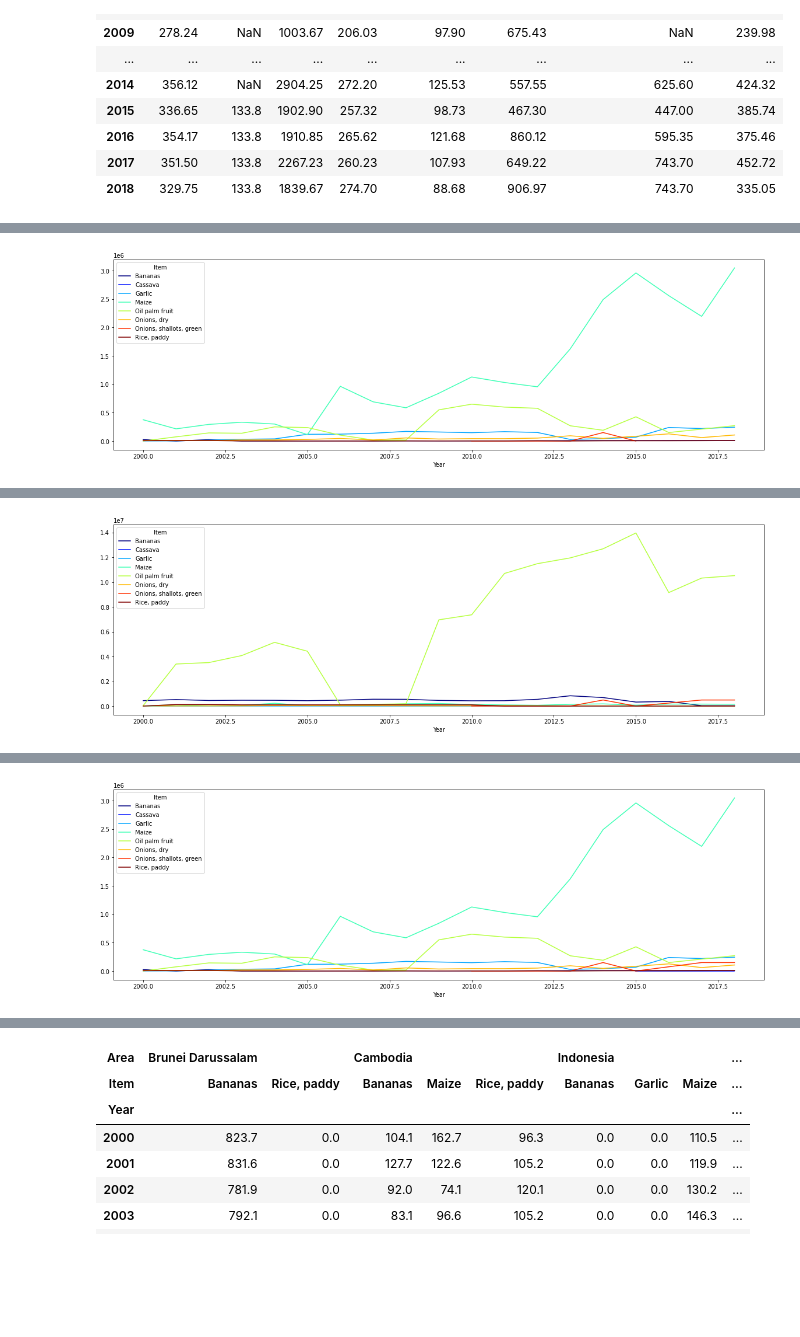
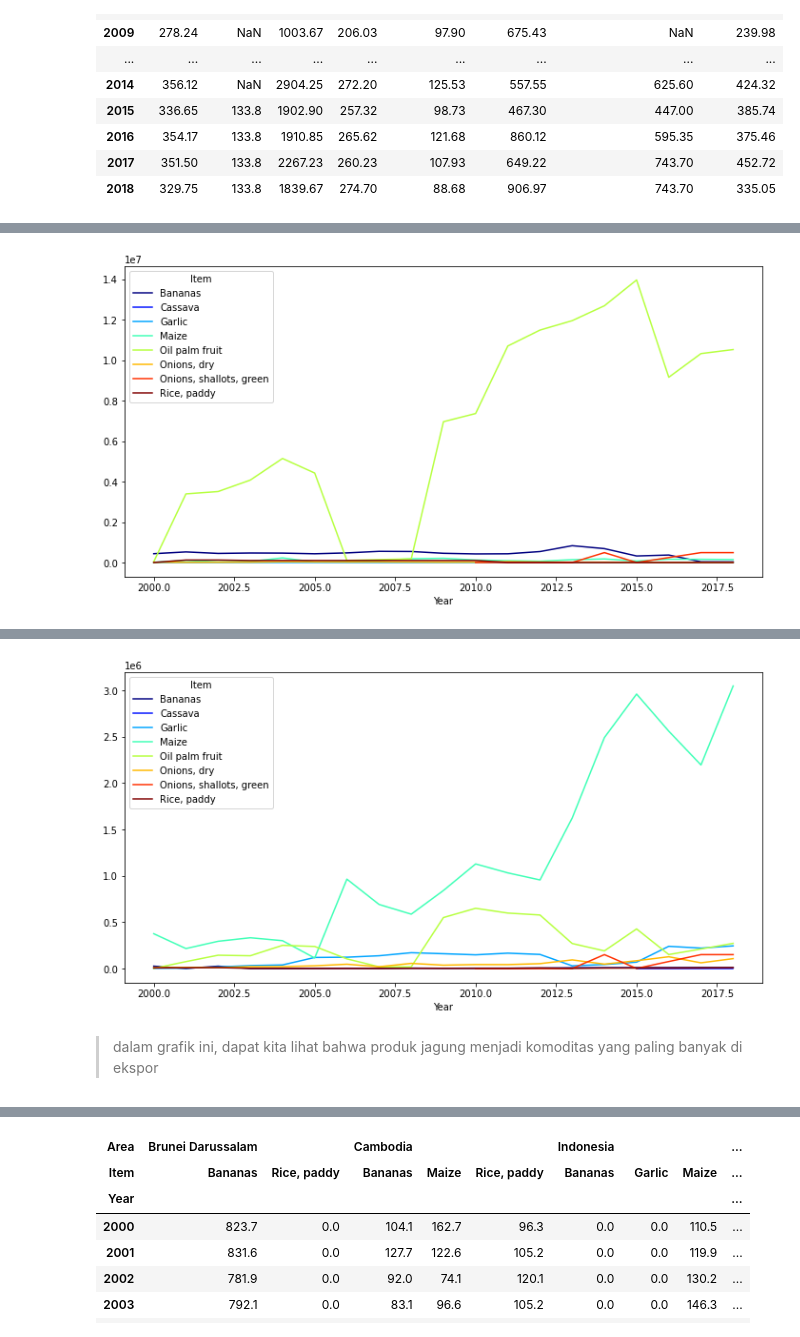
Before and after one commit to DWahyuA/FP_JCDS_DwiWahyuAndrian, a Jupyter notebook: EDA/EDA_FinalProject2.ipynb, the cells around one changed output, grey strips where cells are left out. Drawn from its saved outputs; the diff is of its cells as text; code cells hidden in the pictures; blank space fills up the shorter version.

```diff
--- a/EDA/EDA_FinalProject2.ipynb
+++ b/EDA/EDA_FinalProject2.ipynb
@@ -704,8 +638,6 @@ crop_tonnes5
 # %%
-crop_tonnes5.plot(kind='line', figsize=(20, 6), colormap= 'jet')
-plt.show()
+# crop_tonnes5.plot(kind='line', figsize=(15, 6), colormap= 'jet')
+# plt.show()
-# %% [output]
-[figure, removed]
 # %%
 crop_tonnes6=(pd.crosstab(index=crop_tonnes['Year'], columns=crop_tonnes['Item'], values=crop_tonnes['Export_Q'], aggfunc='mean')).round(2).interpolate(method='index')
 
@@ -730,10 +662,10 @@ crop_tonnes6
 | 2017 | 35818.00 | 1395.0 | 109.33 | 158803.50 | 10331354.25 | 4391.50 | 488714.46 | 255.50 |
 | 2018 | 31448.00 | 1395.0 | 138.67 | 146292.00 | 10529538.75 | 4230.00 | 488714.46 | 1321.50 |
 # %%
-crop_tonnes6.plot(kind='line', figsize=(20, 6), colormap= 'jet')
+crop_tonnes6.plot(kind='line', figsize=(12, 6), colormap= 'jet')
 plt.show()
 # %% [output]
-[figure, old version]
+[figure, new version]
 # %%
 crop_tonnes7=(pd.crosstab(index=crop_tonnes['Year'], columns=crop_tonnes['Item'], values=crop_tonnes['Import_Q'], aggfunc='mean')).round(2).interpolate(method='index')
 
@@ -758,10 +690,12 @@ crop_tonnes7
 | 2017 | 10175.00 | 1394.0 | 219852.00 | 2195627.75 | 210132.00 | 61235.00 | 149923.390 | 6458.00 |
 | 2018 | 8948.00 | 1394.0 | 244226.33 | 3047838.75 | 271323.00 | 106584.00 | 149923.390 | 8801.00 |
 # %%
-crop_tonnes7.plot(kind='line', figsize=(20, 6), colormap= 'jet')
+crop_tonnes7.plot(kind='line', figsize=(12, 6), colormap= 'jet')
 plt.show()
 # %% [output]
-[figure, old version]
+[figure, new version]
+# %% [markdown]
+> dalam grafik ini, dapat kita lihat bahwa produk jagung menjadi komoditas yang paling banyak di ekspor
 # %%
 crop_tonnes8=(pd.crosstab(index=crop_tonnes['Year'], columns=crop_tonnes['Area'], values=crop_tonnes['Export_Q'], aggfunc='mean')).round(2).interpolate(method='linear')
 crop_tonnes8.dropna()
```
Also changed, not shown: parts of 79 cells of this notebook, 32 other files.
